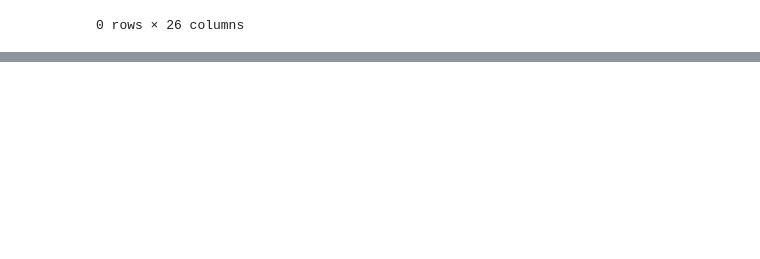
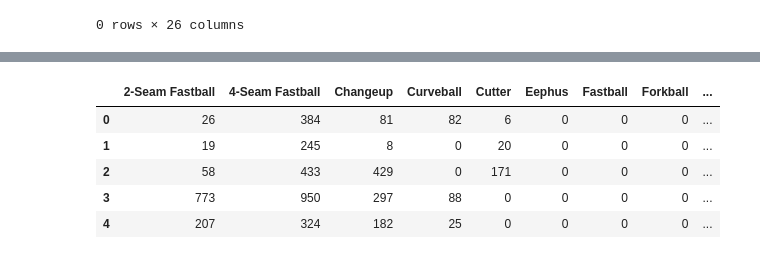
Before and after one commit to sc303030/DataAnalysisStudy, a Jupyter notebook: gyeonghyeon_baseball_01/baseball_2.ipynb, the cells around one changed output, grey strips where cells are left out. Drawn from its saved outputs; the diff is of its cells as text; code cells hidden in the pictures; blank space fills up the shorter version.

```diff
--- a/gyeonghyeon_baseball_01/baseball_2.ipynb
+++ b/gyeonghyeon_baseball_01/baseball_2.ipynb
@@ -182,0 +185,14 @@ print(구종데이터.cnt.mean())
+# %%
+투수이름 = 구종데이터['pitcher_name']
+구종데이터 = 구종데이터.loc[:,구종데이터.columns != 'pitcher_name'].fillna(0).astype(int)
+
+구종데이터['pitcher_name'] = 투수이름
+# %%
+구종데이터.head()
+# %% [output]
+|  | 2-Seam Fastball | 4-Seam Fastball | Changeup | Curveball | Cutter | Eephus | Fastball | Forkball | ... |
+| 0 | 26 | 384 | 81 | 82 | 6 | 0 | 0 | 0 | ... |
+| 1 | 19 | 245 | 8 | 0 | 20 | 0 | 0 | 0 | ... |
+| 2 | 58 | 433 | 429 | 0 | 171 | 0 | 0 | 0 | ... |
+| 3 | 773 | 950 | 297 | 88 | 0 | 0 | 0 | 0 | ... |
+| 4 | 207 | 324 | 182 | 25 | 0 | 0 | 0 | 0 | ... |
```
Also changed, not shown: parts of 2 cells of this notebook, 1 other file.
